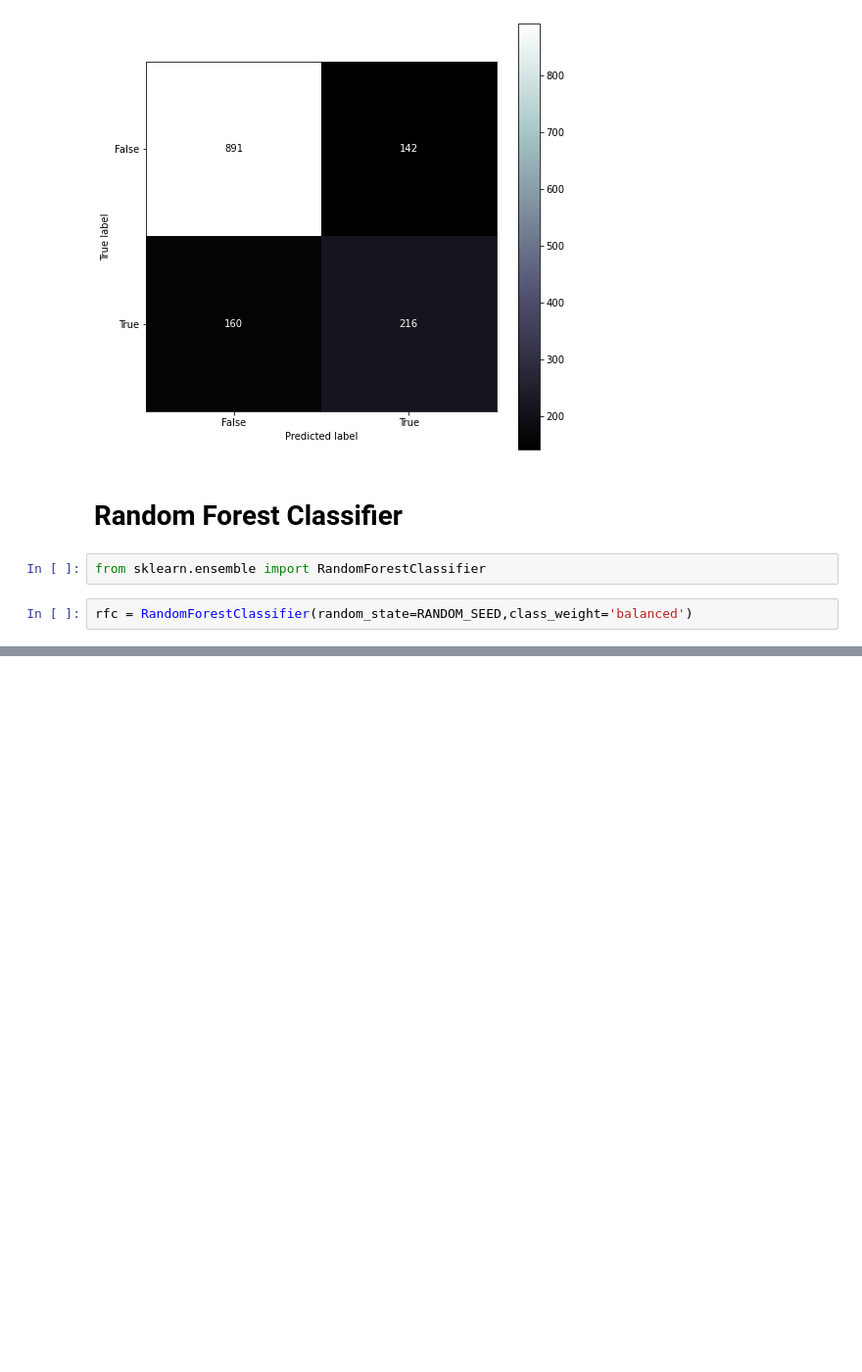
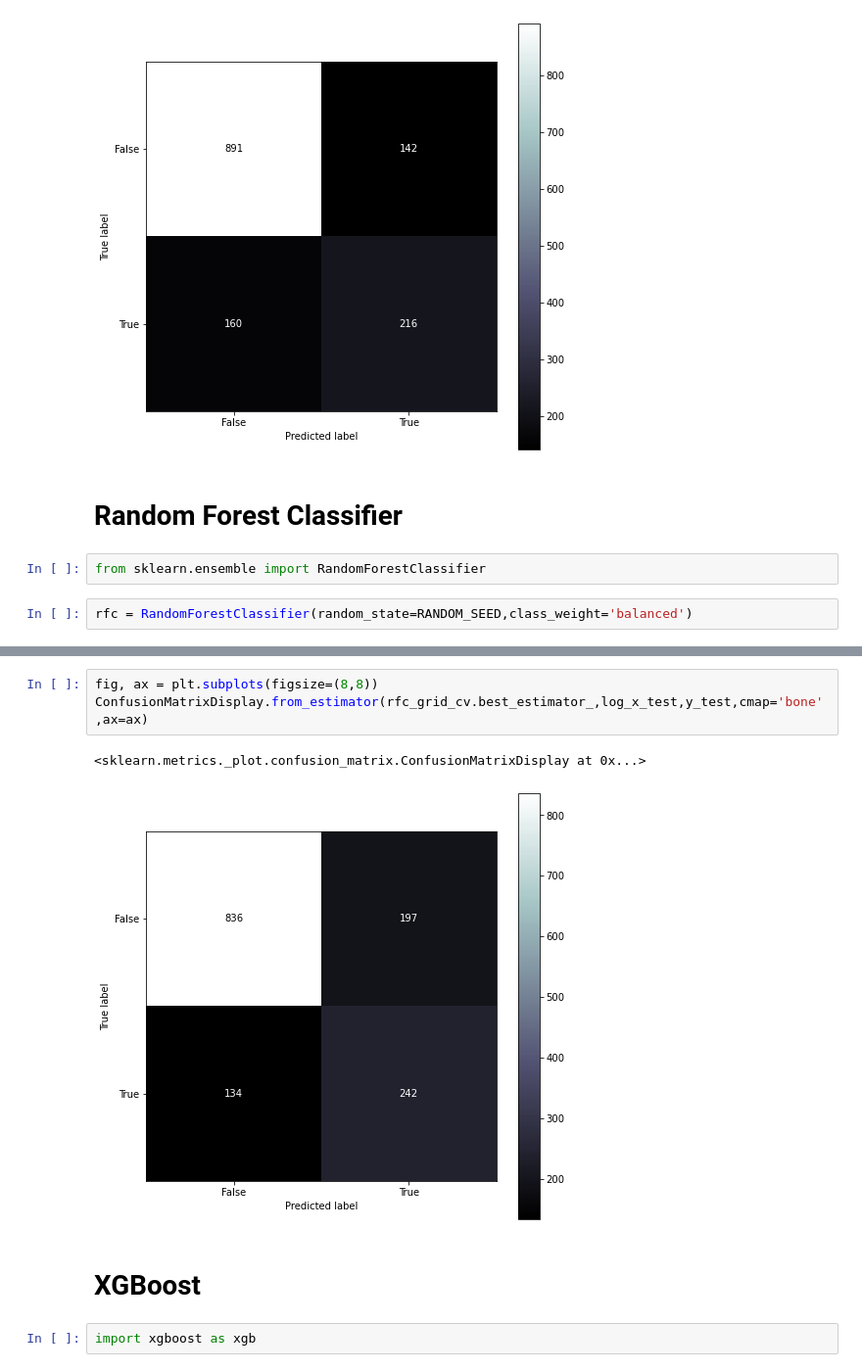
Before and after one commit to Jeff-ChenFan-Wang/TelecomChurnAnalysis, a Jupyter notebook: Model.ipynb, the cells around one changed output, grey strips where cells are left out. Shown at 98% size. Saved outputs shown, nothing was run; the diff lists cells and outputs as text; blank space fills up the shorter version.

```diff
--- a/Model.ipynb
+++ b/Model.ipynb
@@ -186,0 +172,10 @@ graph_cv_results(rfc_grid_cv.cv_results_,x='param_n_estimators',hue='param_min_s
+# %%
+fig, ax = plt.subplots(figsize=(8,8))
+ConfusionMatrixDisplay.from_estimator(rfc_grid_cv.best_estimator_,log_x_test,y_test,cmap='bone',ax=ax)
+# %% [output]
+<sklearn.metrics._plot.confusion_matrix.ConfusionMatrixDisplay at 0x...>
+[figure, added]
+# %% [markdown]
+# XGBoost
+# %%
+import xgboost as xgb
```
Also changed, not shown: parts of 9 cells of this notebook, 4 other files.
